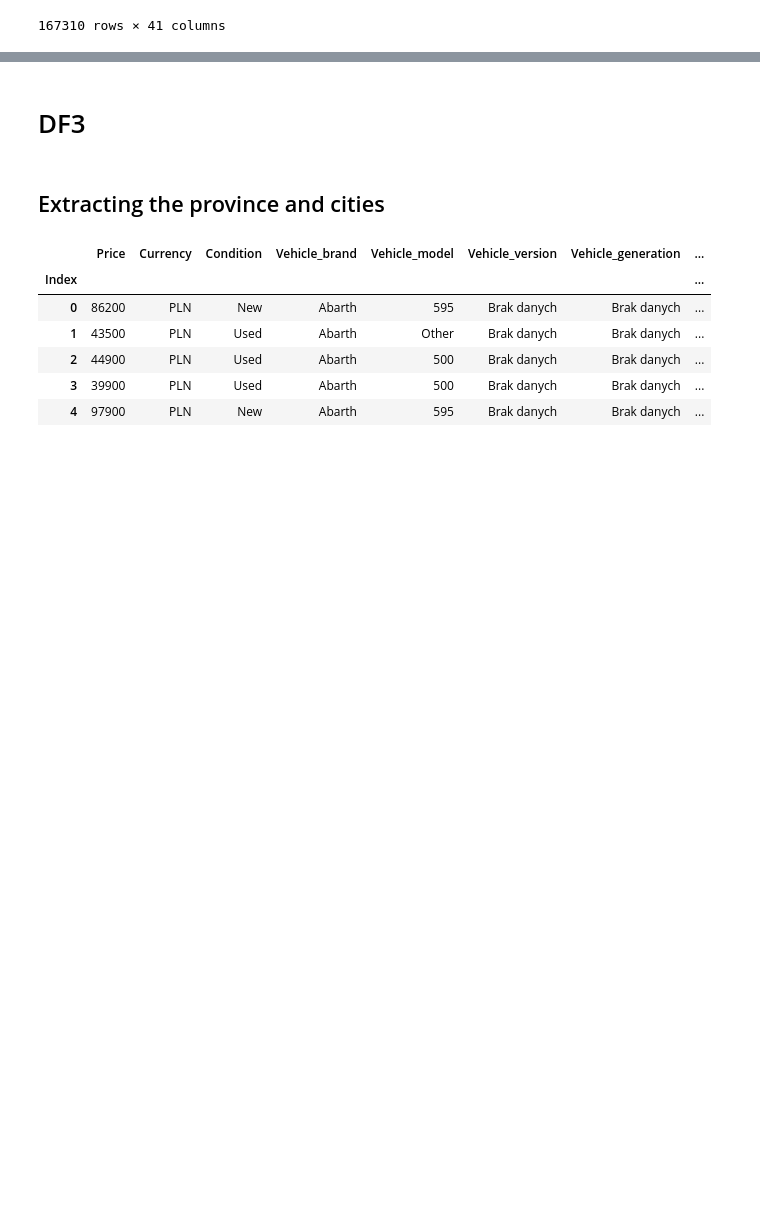
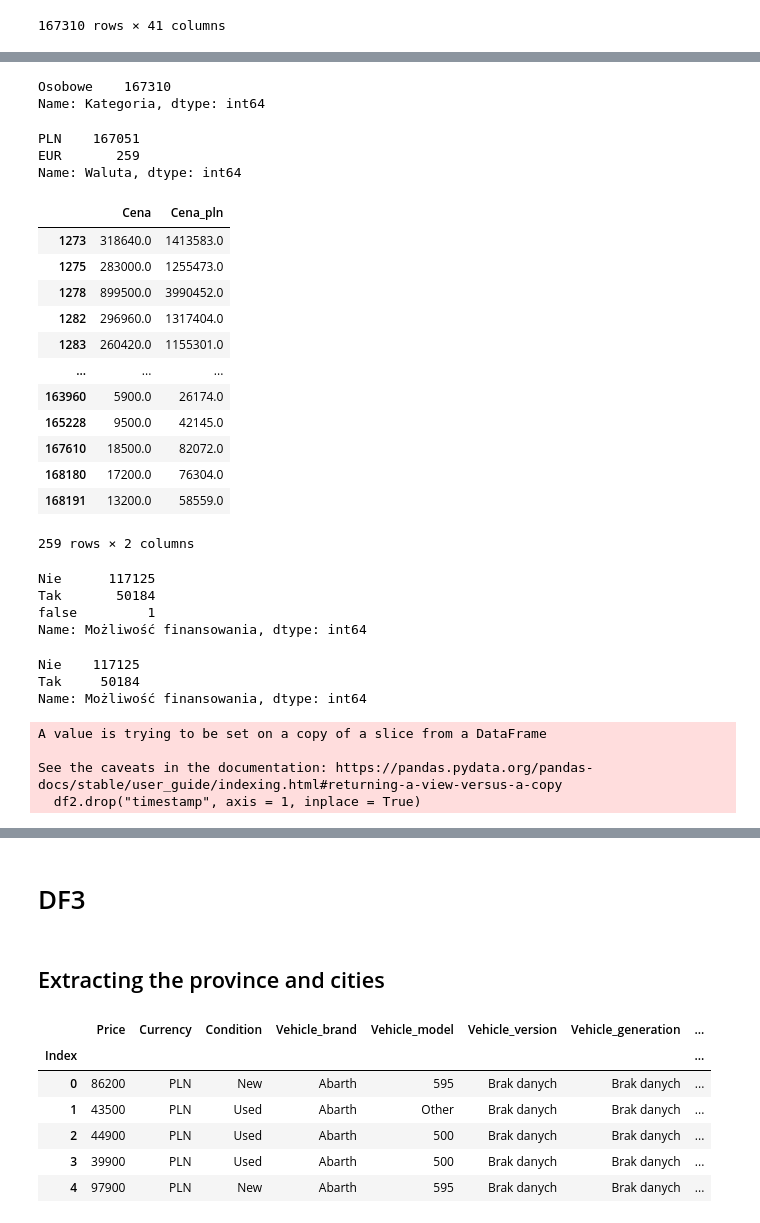
Before and after one commit to KacperChmura1/Engineer-s, a Jupyter notebook: DataIntegration.ipynb, the cells around one changed output, grey strips where cells are left out. Drawn from its saved outputs; the diff is of its cells as text; code cells hidden in the pictures; blank space fills up the shorter version.

Commit message:
Droping useless columns in df2

```diff
--- a/DataIntegration.ipynb
+++ b/DataIntegration.ipynb
@@ -258,0 +274,31 @@ df2["Dzień"] = df2["Data"].apply(return_day)
+# %%
+df2["Kategoria"].value_counts()
+# %% [output]
+Osobowe    167310
+Name: Kategoria, dtype: int64
+# %%
+df2.drop("Kategoria", axis = 1, inplace = True)
+# %%
+df2.drop("Tytuł ogłoszenia", axis = 1, inplace = True)
+# %%
+df2["Waluta"].value_counts()
+# %% [output]
+PLN    167051
+EUR       259
+Name: Waluta, dtype: int64
+# %%
+df2[df2["Waluta"] == "EUR"][["Cena","Cena_pln"]]
+# %% [output]
+|  | Cena | Cena_pln |
+| 1273 | 318640.0 | 1413583.0 |
+| 1275 | 283000.0 | 1255473.0 |
+| 1278 | 899500.0 | 3990452.0 |
+| 1282 | 296960.0 | 1317404.0 |
+| 1283 | 260420.0 | 1155301.0 |
+| ... | ... | ... |
+| 163960 | 5900.0 | 26174.0 |
+| 165228 | 9500.0 | 42145.0 |
+| 167610 | 18500.0 | 82072.0 |
+| 168180 | 17200.0 | 76304.0 |
+| 168191 | 13200.0 | 58559.0 |
+259 rows × 2 columns
@@ -258,0 +309,7 @@ df2["Dzień"] = df2["Data"].apply(return_day)
+# %%
+df2["Możliwość finansowania"].value_counts()
+# %% [output]
+Nie      117125
+Tak       50184
+false         1
+Name: Możliwość finansowania, dtype: int64
@@ -258,0 +318,13 @@ df2["Dzień"] = df2["Data"].apply(return_day)
+# %%
+df2["Możliwość finansowania"].value_counts()
+# %% [output]
+Nie    117125
+Tak     50184
+Name: Możliwość finansowania, dtype: int64
+# %%
+df2.drop("timestamp", axis = 1, inplace = True)
+# %% [output]
+A value is trying to be set on a copy of a slice from a DataFrame
+
+See the caveats in the documentation: https://pandas.pydata.org/pandas-docs/stable/user_guide/indexing.html#returning-a-view-versus-a-copy
+  df2.drop("timestamp", axis = 1, inplace = True)
```
Also changed, not shown: parts of 8 cells of this notebook.
